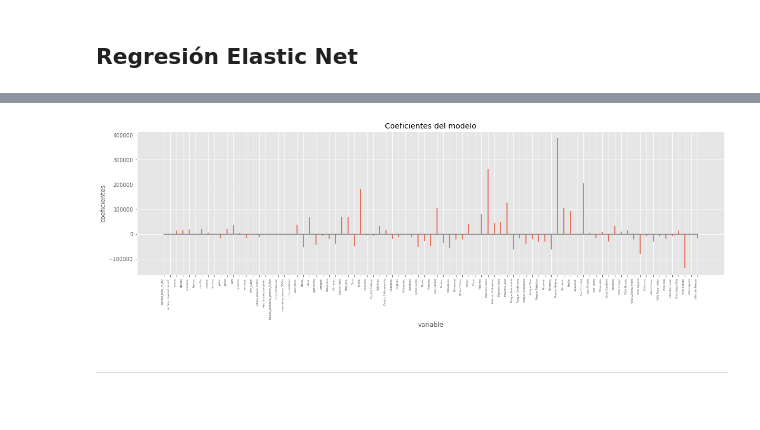
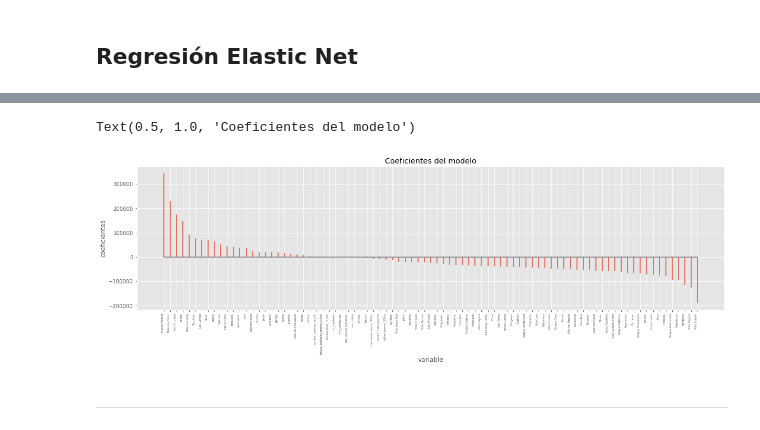
Before and after one commit to Juanlandolfi/Data-Science-Digital-House, a Jupyter notebook: Entrega_2/Grupo7_TP02_final.ipynb, the cells around one changed output, grey strips where cells are left out. Saved outputs shown, nothing was run; the diff lists cells and outputs as text; code cells hidden in the pictures.

```diff
--- a/Entrega_2/Grupo7_TP02_final.ipynb
+++ b/Entrega_2/Grupo7_TP02_final.ipynb
@@ -533,15 +561,16 @@ ax.set_ylabel('rmse_cv')
 # %%
 df_coeficientes = pd.DataFrame(
                         {'predictor': X_train.columns,
-                         'coef': model_elastic_cv.coef_.flatten()})
+                         'coef': model_elastic_cv.coef_.flatten()}).sort_values(by='coef',ascending=False)
 fig, ax = plt.subplots(figsize=(20, 5))
 ax.stem(df_coeficientes.predictor, df_coeficientes.coef, markerfmt=' ')
 plt.xticks(rotation=90, ha='right', size=5)
 ax.set_xlabel('variable')
 ax.set_ylabel('coeficientes')
-ax.set_title('Coeficientes del modelo');
+ax.set_title('Coeficientes del modelo')
 # %% [output]
+Text(0.5, 1.0, 'Coeficientes del modelo')
-[figure, old version]
+[figure, new version]
 # %% [markdown]
 -------
 # %% [markdown]
```
Also changed, not shown: parts of 29 cells of this notebook.
